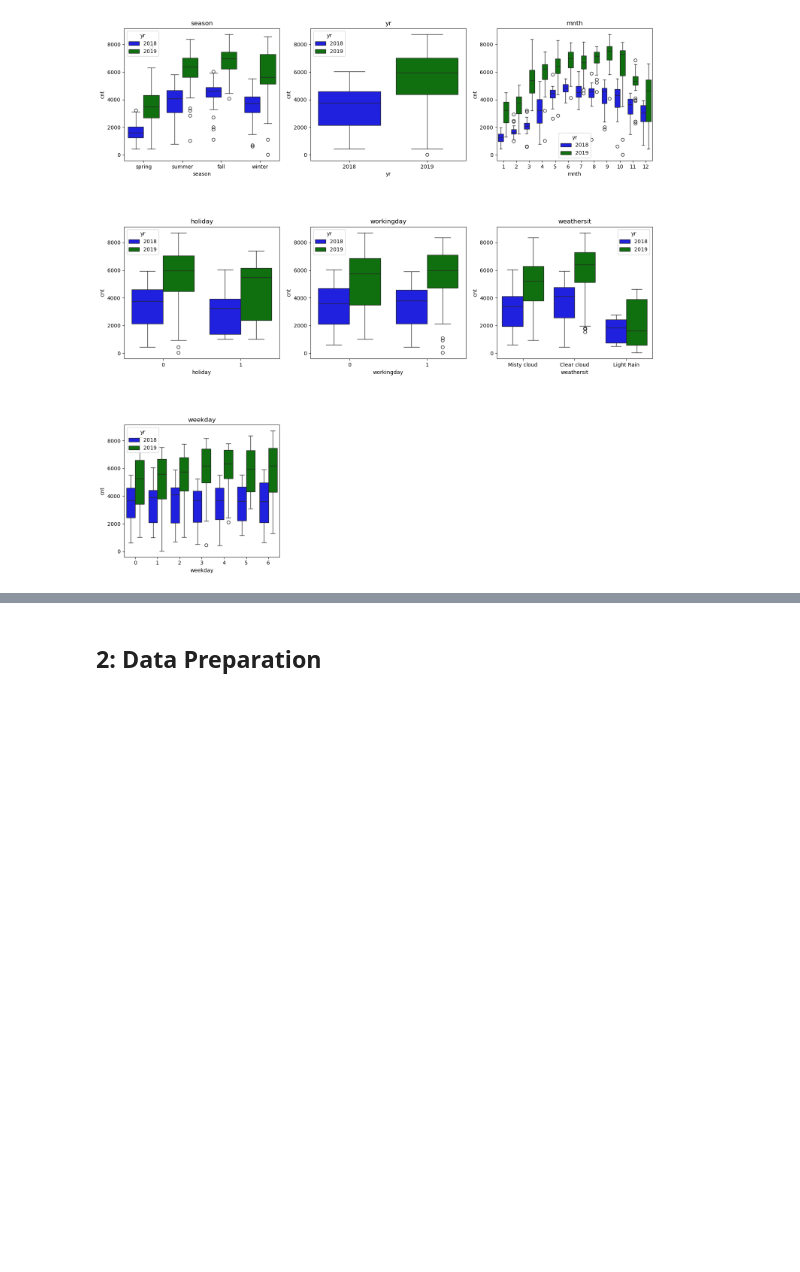
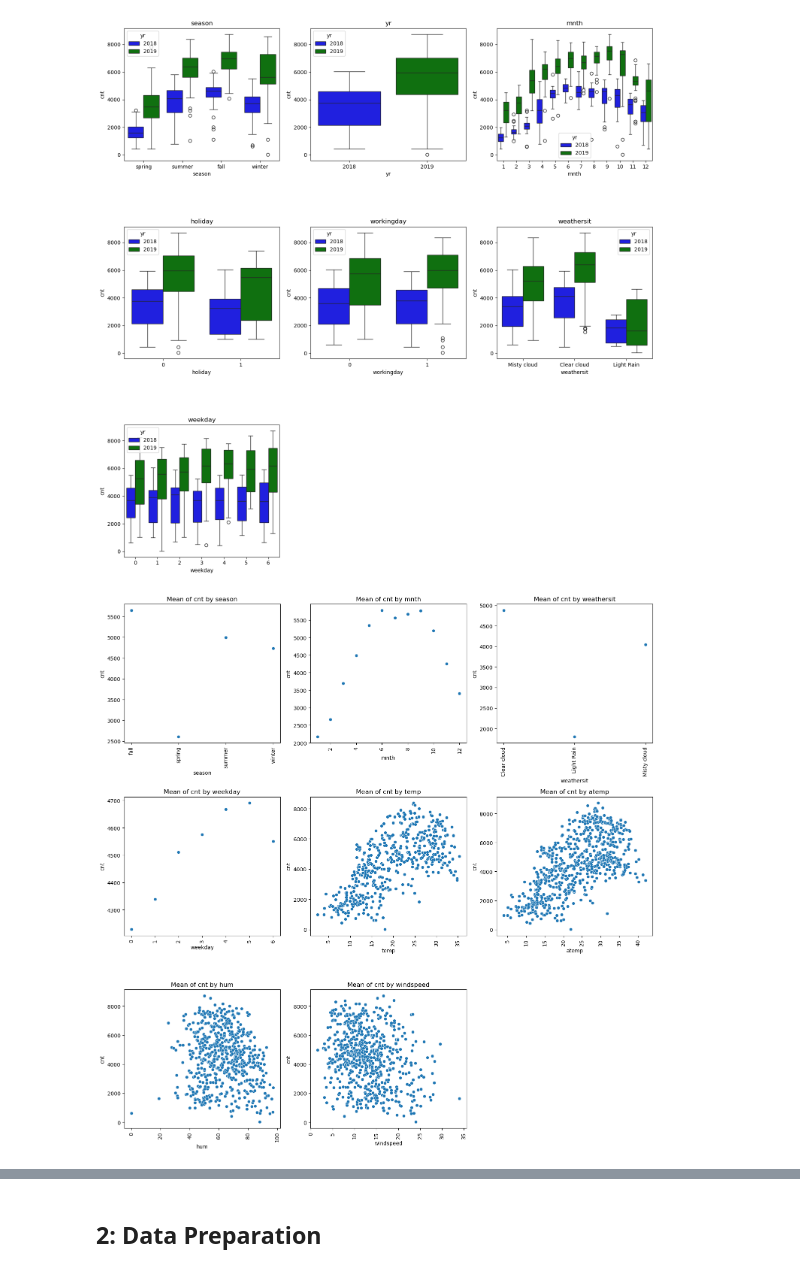
Before and after one commit to abhishek200319/BikeSharingCaseStudy, a Jupyter notebook: abhishek-dixit.ipynb, the cells around one changed output, grey strips where cells are left out. Cells and saved outputs as stored; diff of their text form; code cells hidden in the pictures; blank space fills up the shorter version.

Commit message:
aggregate visualisation added

```diff
--- a/abhishek-dixit.ipynb
+++ b/abhishek-dixit.ipynb
@@ -185,6 +185,41 @@ plt.show()
 **Insights:**
 - atemp and temp is an affecting feature on total rental bikes (this is behavirol if temp will increase people will prefer rental bikes instead of walking).
 - we can remove one of them (will do it later)
+# %%
+
+def aggregateScatterPlot(X, aggregate_func, df=bike_sharing_new, y='cnt'):
+    """
+    Parameters:
+    X: List of variable to visualise
+    df: The dataframe containing the data (default is 'bike_sharing_new')
+    y: The continuous target variable for the boxplot (default is 'cnt')
+    aggregate_func: aggregate function name
+    """
+    valid_functions = ['mean', 'sum', 'median', 'min', 'max']
+    assert aggregate_func in valid_functions, f"{aggregate_func} is not a valid function type"
+
+    total_var = len(X)
+    col = 3
+    row = math.ceil(total_var / col)
+
+    fig, ax = plt.subplots(row, col, figsize=(15, 15))
+    all_axis = ax.flatten()
+
+    for i in range(total_var):
+        agg_func = getattr(pd.Series, aggregate_func)
+        new_df = df.groupby(X[i])[y].agg(agg_func).reset_index()
+        sns.scatterplot(x=X[i], y=y, data=new_df, ax=all_axis[i])
+        all_axis[i].set_xlabel(X[i], fontsize=10)
+        all_axis[i].set_ylabel(y, fontsize=10)
+        all_axis[i].tick_params(axis='x', rotation=90)
+        all_axis[i].set_title(f'{aggregate_func.capitalize()} of {y} by {X[i]}')
+
+    # Delete any extra axes not needed
+    for j in range(total_var, len(all_axis)):
+        fig.delaxes(all_axis[j])
+
+    plt.tight_layout()
+    plt.show()
 # %%
 def categoricalBoxPlot(X, df=bike_sharing_new, y='cnt', hue=None):
     """
@@ -242,3 +277,8 @@ categoricalBoxPlot(categorical_variable)
 categoricalBoxPlot(categorical_variable,hue='yr')
 # %% [output]
 [figure]
+# %%
+# avg total rental bikes visualise
+aggregateScatterPlot(['season','mnth','weathersit','weekday','temp','atemp','hum','windspeed'],'mean')
+# %% [output]
+[figure, added]
```
Also changed, not shown: parts of 10 cells of this notebook.
